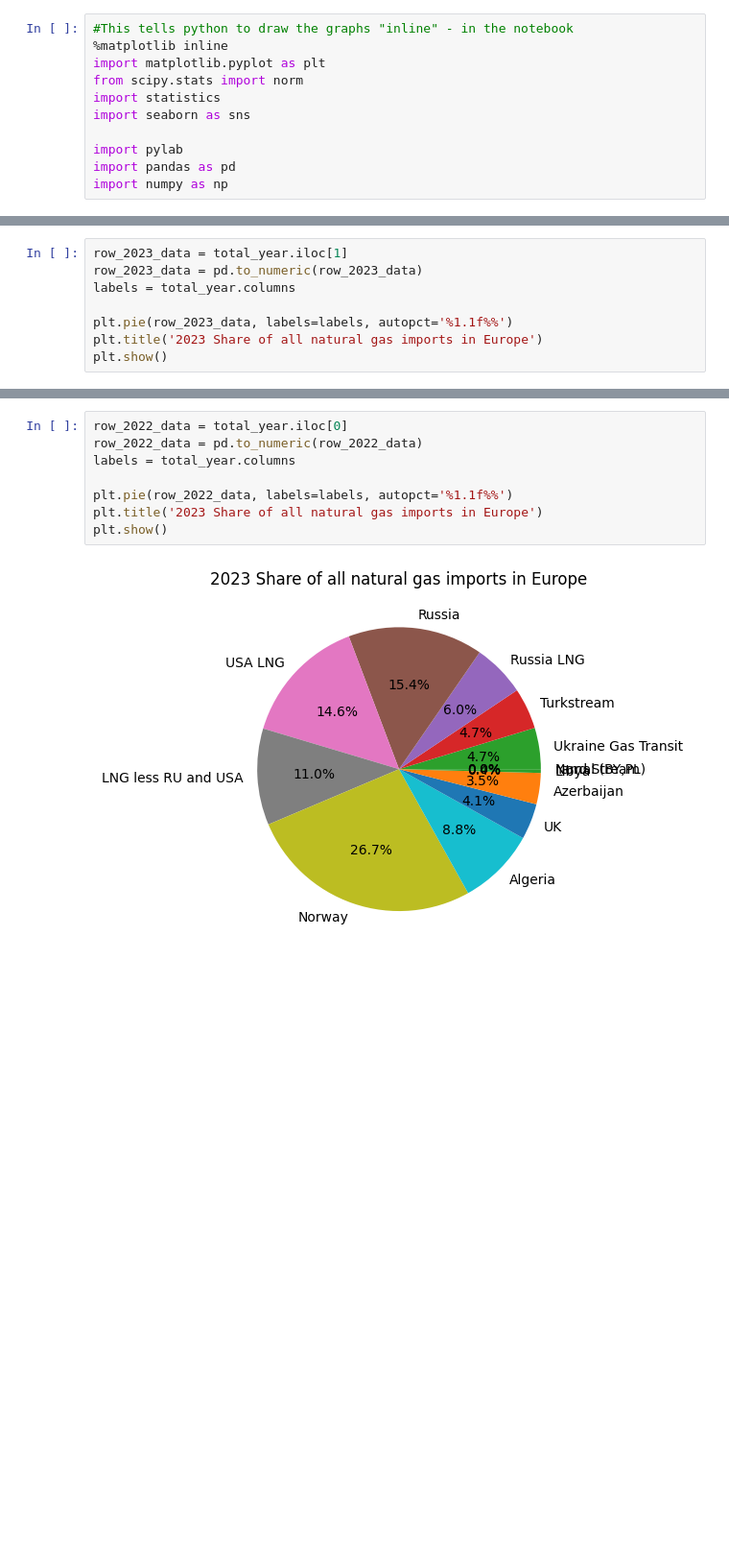
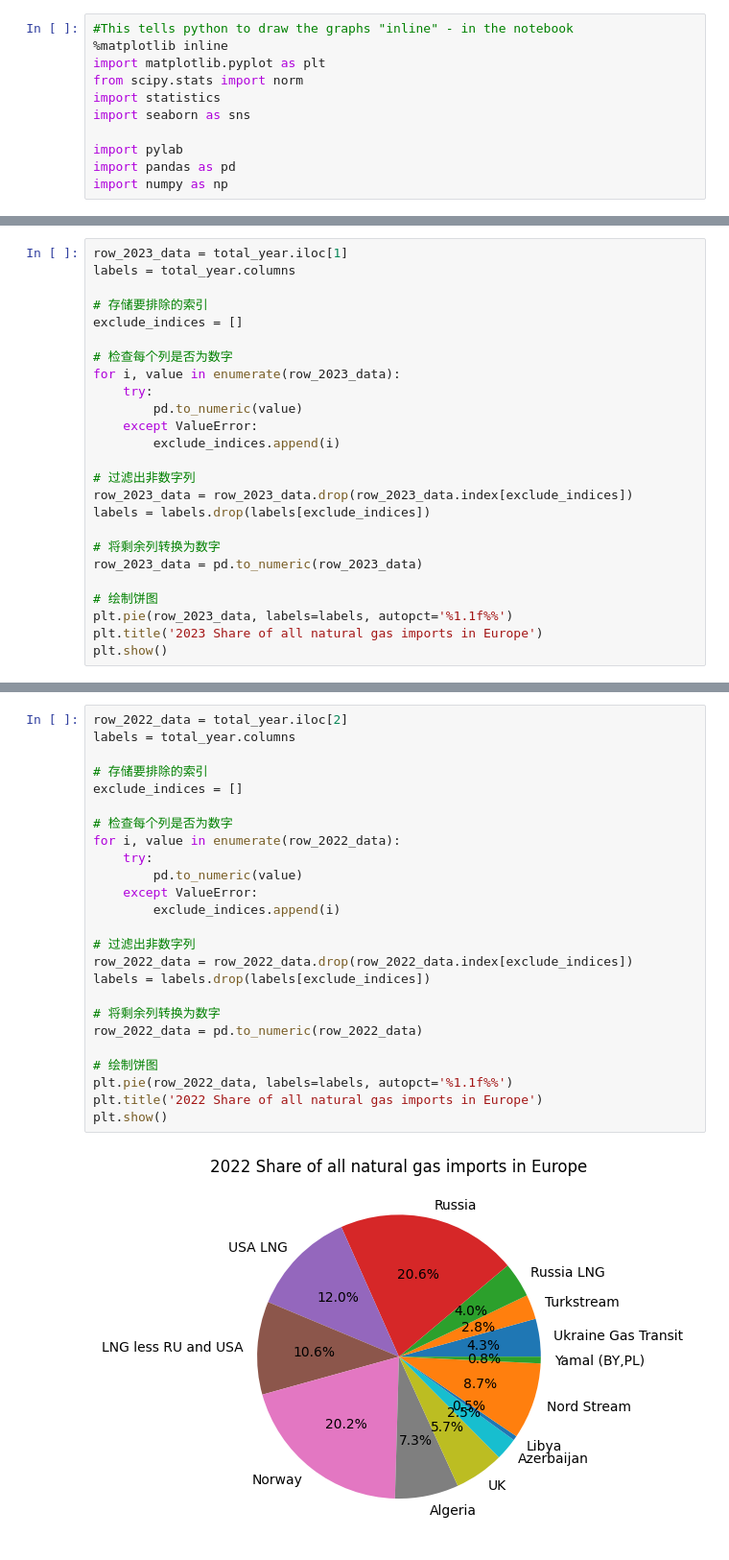
Before and after one commit to Anson422/Anson-Eva-Valerie, a Jupyter notebook: Stacked Bar Chart/All_natural_gas_imports_in_Europe.ipynb, the cells around one changed output, grey strips where cells are left out. Shown: that part at 96% size. Drawn from its saved outputs; the diff is of its cells as text; blank space fills up the shorter version.

```diff
--- a/Stacked Bar Chart/All_natural_gas_imports_in_Europe.ipynb
+++ b/Stacked Bar Chart/All_natural_gas_imports_in_Europe.ipynb
@@ -95,8 +109,25 @@ plt.show()
 # %%
 row_2023_data = total_year.iloc[1]
-row_2023_data = pd.to_numeric(row_2023_data)
 labels = total_year.columns
 
+# 存储要排除的索引
+exclude_indices = []
+
+# 检查每个列是否为数字
+for i, value in enumerate(row_2023_data):
+    try:
+        pd.to_numeric(value)
+    except ValueError:
+        exclude_indices.append(i)
+
+# 过滤出非数字列
+row_2023_data = row_2023_data.drop(row_2023_data.index[exclude_indices])
+labels = labels.drop(labels[exclude_indices])
+
+# 将剩余列转换为数字
+row_2023_data = pd.to_numeric(row_2023_data)
+
+# 绘制饼图
 plt.pie(row_2023_data, labels=labels, autopct='%1.1f%%')
 plt.title('2023 Share of all natural gas imports in Europe')
 plt.show()
@@ -105,10 +136,27 @@ plt.show()
 # %%
-row_2022_data = total_year.iloc[0]
-row_2022_data = pd.to_numeric(row_2022_data)
+row_2022_data = total_year.iloc[2]
 labels = total_year.columns
 
+# 存储要排除的索引
+exclude_indices = []
+
+# 检查每个列是否为数字
+for i, value in enumerate(row_2022_data):
+    try:
+        pd.to_numeric(value)
+    except ValueError:
+        exclude_indices.append(i)
+
+# 过滤出非数字列
+row_2022_data = row_2022_data.drop(row_2022_data.index[exclude_indices])
+labels = labels.drop(labels[exclude_indices])
+
+# 将剩余列转换为数字
+row_2022_data = pd.to_numeric(row_2022_data)
+
+# 绘制饼图
 plt.pie(row_2022_data, labels=labels, autopct='%1.1f%%')
-plt.title('2023 Share of all natural gas imports in Europe')
+plt.title('2022 Share of all natural gas imports in Europe')
 plt.show()
 # %% [output]
-[figure, old version]
+[figure, new version]
```
Also changed, not shown: parts of 5 cells of this notebook.
